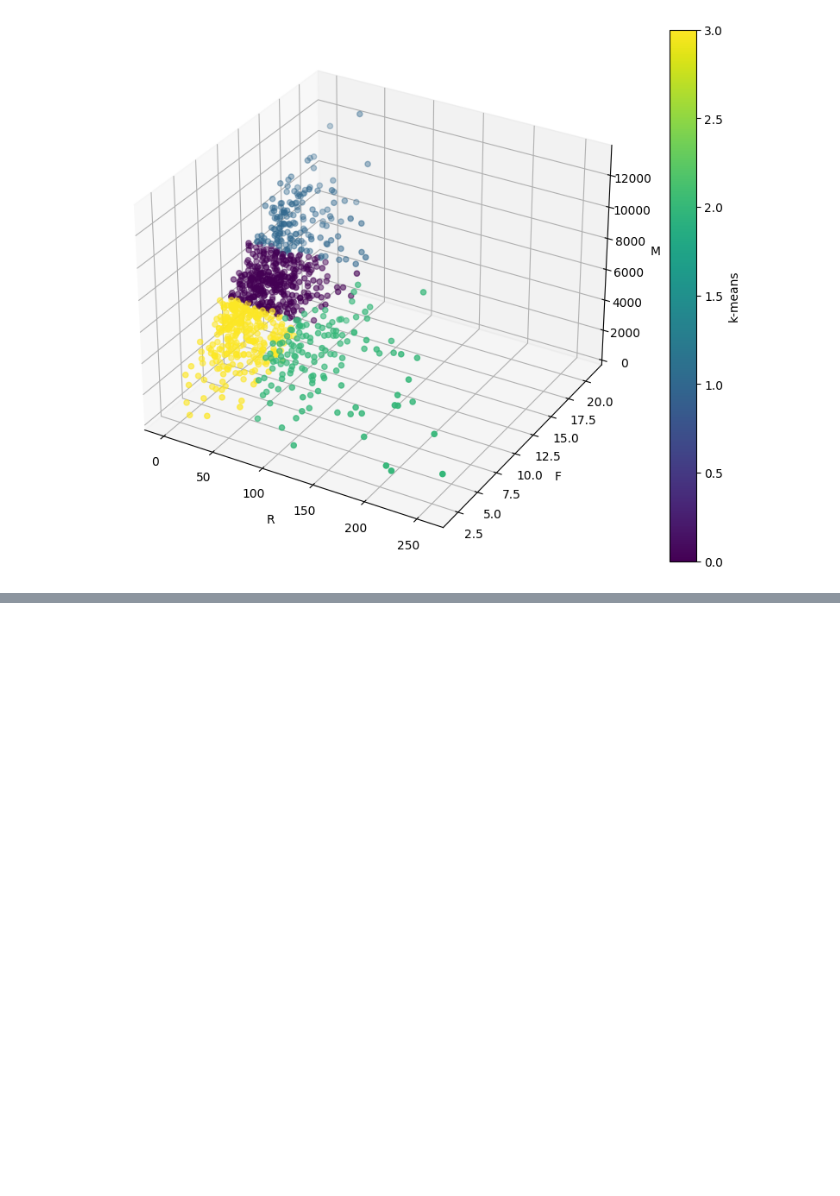
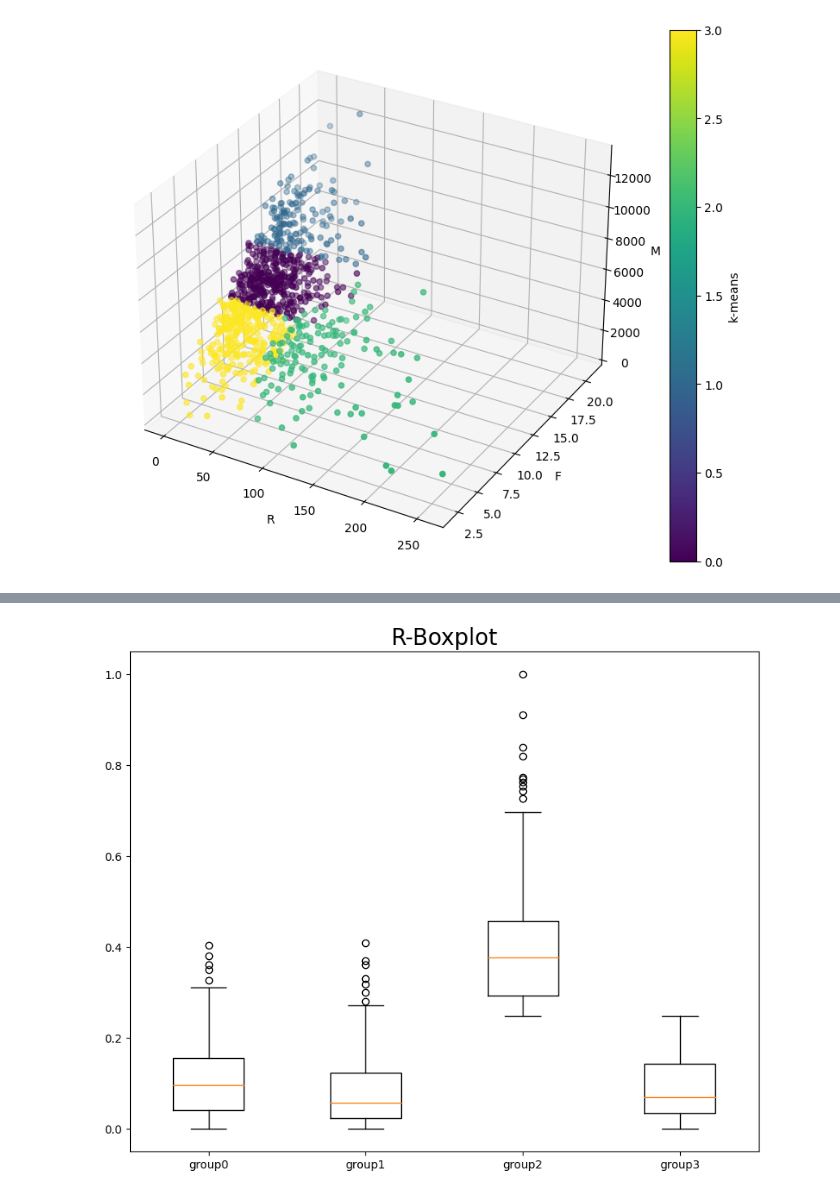
Before and after one commit to jp05451/RFM, a Jupyter notebook: RFM.ipynb, the cells around one changed output, grey strips where cells are left out. Drawn from its saved outputs; the diff is of its cells as text; code cells hidden in the pictures; blank space fills up the shorter version.

```diff
--- a/RFM.ipynb
+++ b/RFM.ipynb
@@ -144,0 +252,11 @@ plt.show
+# %%
+#將所有的Ｒ畫到同一張箱形圖上
+
+plt.figure(figsize = (10,8))
+labels="group0","group1","group2","group3"
+plt.boxplot([group[0]['R'],group[1]['R'],group[2]['R'],group[3]['R']],labels=labels)
+plt.title('R-Boxplot',fontsize=20)
+
+plt.show()
+# %% [output]
+[figure, added]
```
Also changed, not shown: parts of 19 cells of this notebook.
